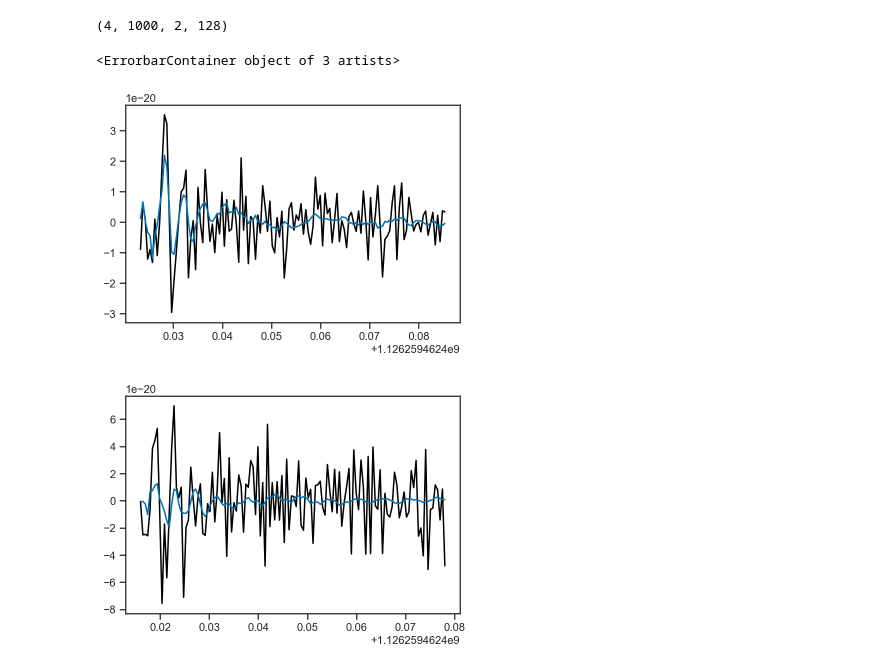
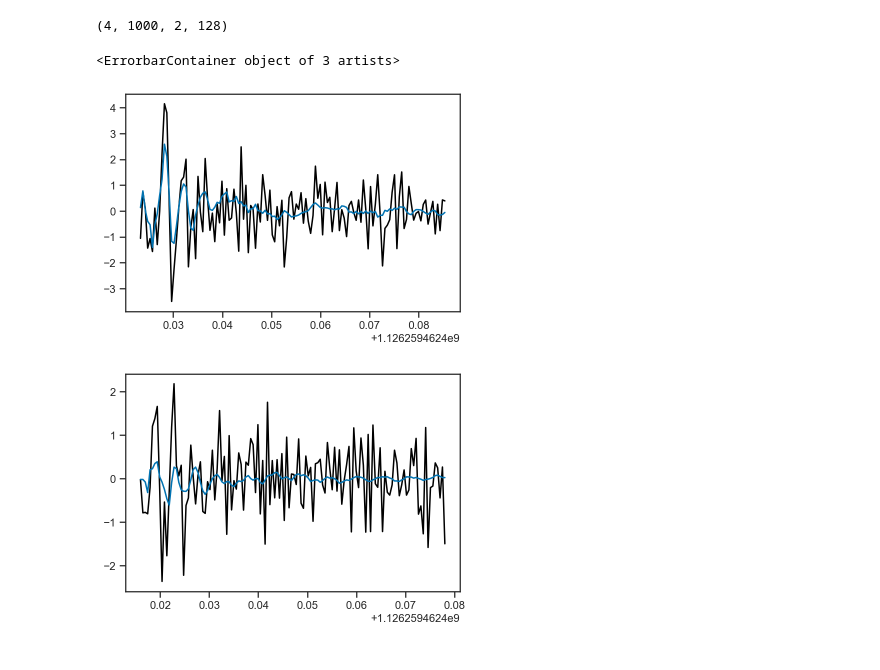
Before and after one commit to farr/ringdown, a Jupyter notebook: GW150914.ipynb, the cells around one changed output. Saved outputs shown, nothing was run; the diff lists cells and outputs as text; code cells hidden in the pictures.

Commit message:
Now plot against whitened data.

```diff
--- a/GW150914.ipynb
+++ b/GW150914.ipynb
@@ -258,14 +258,14 @@ fit.posterior.h_det.values.shape
 # %% [output]
 (4, 1000, 2, 128)
 # %%
-plot(Htsfilt[I0H:I0H+Nanalyze], np.linalg.solve(HCorrL, Hfilt[I0H:I0H+Nanalyze]), '-k')
-errorbar(Htsfilt[I0H:I0H+Nanalyze], np.linalg.solve(HCorrL, mean(fit.posterior.h_det.values[:,:,0,:], axis=(0,1))))
+plot(Htsfilt[I0H:I0H+Nanalyze], np.linalg.solve(HL, Hfilt[I0H:I0H+Nanalyze]), '-k')
+errorbar(Htsfilt[I0H:I0H+Nanalyze], np.linalg.solve(HL, mean(fit.posterior.h_det.values[:,:,0,:], axis=(0,1))))
 
 figure()
 
-plot(Ltsfilt[I0L:I0L+Nanalyze], np.linalg.solve(LCorrL, Lfilt[I0L:I0L+Nanalyze]), '-k')
-errorbar(Ltsfilt[I0L:I0L+Nanalyze], np.linalg.solve(LCorrL, mean(fit.posterior.h_det.values[:,:,1,:], axis=(0,1))))
+plot(Ltsfilt[I0L:I0L+Nanalyze], np.linalg.solve(LL, Lfilt[I0L:I0L+Nanalyze]), '-k')
+errorbar(Ltsfilt[I0L:I0L+Nanalyze], np.linalg.solve(LL, mean(fit.posterior.h_det.values[:,:,1,:], axis=(0,1))))
 # %% [output]
 <ErrorbarContainer object of 3 artists>
-[figure, old version]
+[figure, new version]
-[figure, old version]
+[figure, new version]
```
